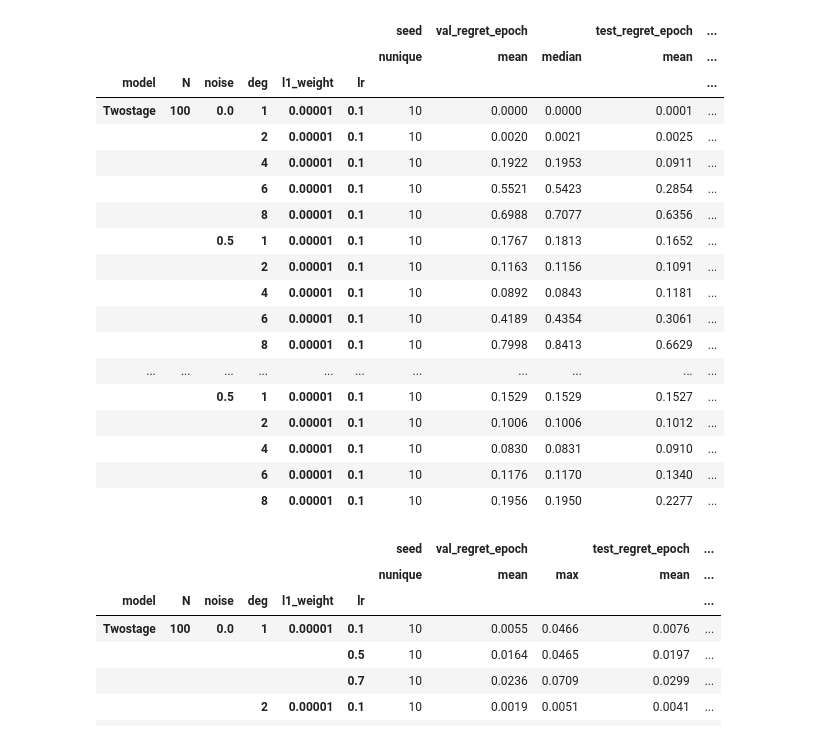
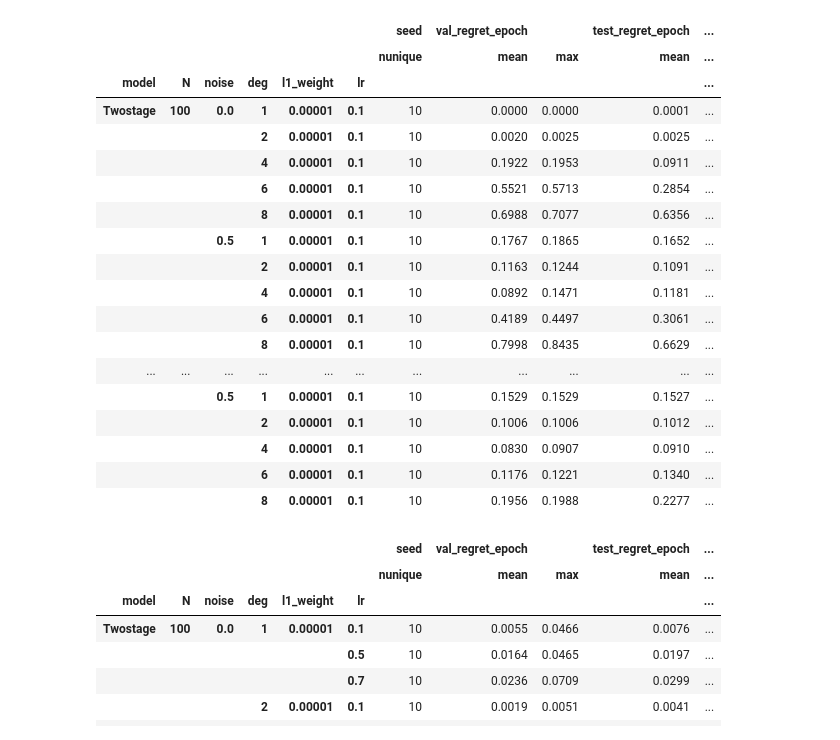
Before and after one commit to PredOpt/predopt-benchmarks, a Jupyter notebook: SPOSP/ResultIn Tabular.ipynb, the cells around one changed output. Saved outputs shown, nothing was run; the diff lists cells and outputs as text; code cells hidden in the pictures.

```diff
--- a/SPOSP/ResultIn Tabular.ipynb
+++ b/SPOSP/ResultIn Tabular.ipynb
@@ -20,31 +20,31 @@ pd.set_option('display.max_rows', 100)
 # %%
 twostage_rslt = pd.read_csv("Rslt/Twostage_rslt.csv")
 twostage_rslt.drop_duplicates(inplace=True)
 twostage_rslt.groupby(['model','N','noise','deg','l1_weight','lr'],dropna=False).agg({
     'seed': 'nunique',
-    'val_regret_epoch':['mean','median'],
+    'val_regret_epoch':['mean','max'],
     "test_regret_epoch":['mean','std','count'],
     "test_mse_epoch":['mean','std','count'],}).round(4)
 # %% [output]
 |  |  |  |  |  |  | seed | val_regret_epoch |  | test_regret_epoch | ... |
-|  |  |  |  |  |  | nunique | mean | median | mean | ... |
+|  |  |  |  |  |  | nunique | mean | max | mean | ... |
 | model | N | noise | deg | l1_weight | lr |  |  |  |  | ... |
 | Twostage | 100 | 0.0 | 1 | 0.00001 | 0.1 | 10 | 0.0000 | 0.0000 | 0.0001 | ... |
-|  |  |  | 2 | 0.00001 | 0.1 | 10 | 0.0020 | 0.0021 | 0.0025 | ... |
+|  |  |  | 2 | 0.00001 | 0.1 | 10 | 0.0020 | 0.0025 | 0.0025 | ... |
 |  |  |  | 4 | 0.00001 | 0.1 | 10 | 0.1922 | 0.1953 | 0.0911 | ... |
-|  |  |  | 6 | 0.00001 | 0.1 | 10 | 0.5521 | 0.5423 | 0.2854 | ... |
+|  |  |  | 6 | 0.00001 | 0.1 | 10 | 0.5521 | 0.5713 | 0.2854 | ... |
 |  |  |  | 8 | 0.00001 | 0.1 | 10 | 0.6988 | 0.7077 | 0.6356 | ... |
-|  |  | 0.5 | 1 | 0.00001 | 0.1 | 10 | 0.1767 | 0.1813 | 0.1652 | ... |
-|  |  |  | 2 | 0.00001 | 0.1 | 10 | 0.1163 | 0.1156 | 0.1091 | ... |
-|  |  |  | 4 | 0.00001 | 0.1 | 10 | 0.0892 | 0.0843 | 0.1181 | ... |
-|  |  |  | 6 | 0.00001 | 0.1 | 10 | 0.4189 | 0.4354 | 0.3061 | ... |
-|  |  |  | 8 | 0.00001 | 0.1 | 10 | 0.7998 | 0.8413 | 0.6629 | ... |
+|  |  | 0.5 | 1 | 0.00001 | 0.1 | 10 | 0.1767 | 0.1865 | 0.1652 | ... |
+|  |  |  | 2 | 0.00001 | 0.1 | 10 | 0.1163 | 0.1244 | 0.1091 | ... |
+|  |  |  | 4 | 0.00001 | 0.1 | 10 | 0.0892 | 0.1471 | 0.1181 | ... |
+|  |  |  | 6 | 0.00001 | 0.1 | 10 | 0.4189 | 0.4497 | 0.3061 | ... |
+|  |  |  | 8 | 0.00001 | 0.1 | 10 | 0.7998 | 0.8435 | 0.6629 | ... |
 | ... | ... | ... | ... | ... | ... | ... | ... | ... | ... | ... |
 |  |  | 0.5 | 1 | 0.00001 | 0.1 | 10 | 0.1529 | 0.1529 | 0.1527 | ... |
 |  |  |  | 2 | 0.00001 | 0.1 | 10 | 0.1006 | 0.1006 | 0.1012 | ... |
-|  |  |  | 4 | 0.00001 | 0.1 | 10 | 0.0830 | 0.0831 | 0.0910 | ... |
-|  |  |  | 6 | 0.00001 | 0.1 | 10 | 0.1176 | 0.1170 | 0.1340 | ... |
-|  |  |  | 8 | 0.00001 | 0.1 | 10 | 0.1956 | 0.1950 | 0.2277 | ... |
+|  |  |  | 4 | 0.00001 | 0.1 | 10 | 0.0830 | 0.0907 | 0.0910 | ... |
+|  |  |  | 6 | 0.00001 | 0.1 | 10 | 0.1176 | 0.1221 | 0.1340 | ... |
+|  |  |  | 8 | 0.00001 | 0.1 | 10 | 0.1956 | 0.1988 | 0.2277 | ... |
 # %%
 # twostage_rslt = pd.read_csv("Rslt/Normed_Twostage_rslt.csv")
 # twostage_rslt = twostage_rslt[~((twostage_rslt.noise==0.5)&(twostage_rslt.N==1000)&
```
Also changed, not shown: 3 other files.
